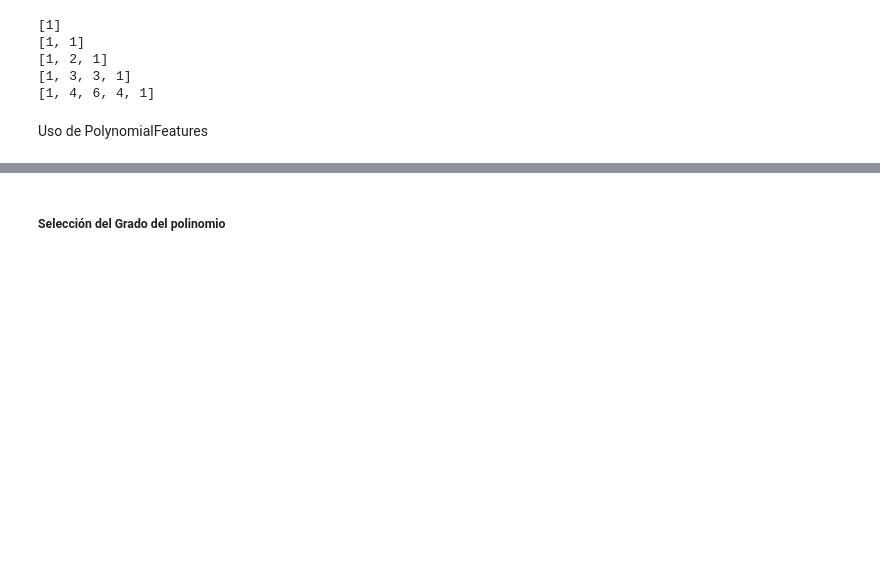
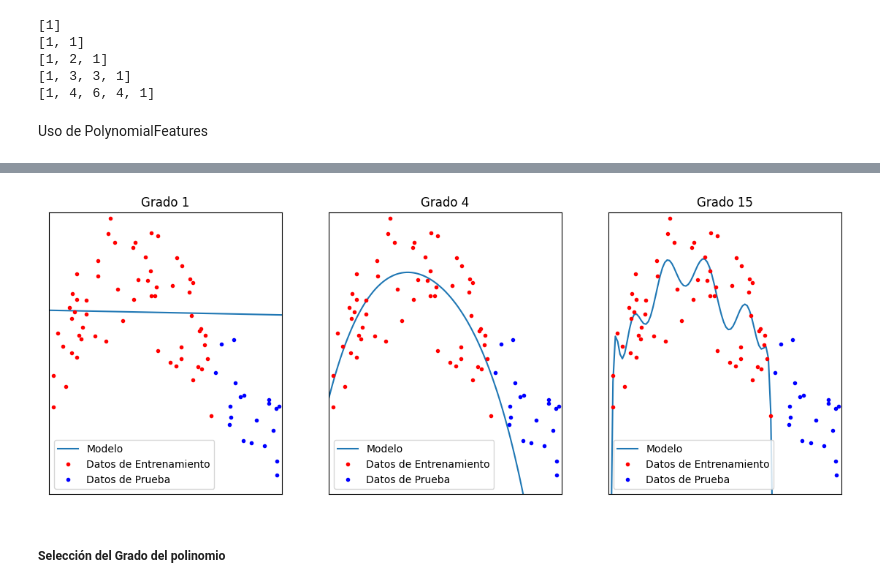
Before and after one commit to DanAndCastRod/python_DataScience, a Jupyter notebook: session9_regresion_sklearn.ipynb, the cells around one changed output, grey strips where cells are left out. Cells and saved outputs as stored; diff of their text form; code cells hidden in the pictures; blank space fills up the shorter version.

```diff
--- a/session9_regresion_sklearn.ipynb
+++ b/session9_regresion_sklearn.ipynb
@@ -414,2 +338,45 @@ En esencia la regresión Polinómica es considerada una extensión de la regresi
+# %%
+import numpy as np
+import matplotlib.pyplot as plt
+from sklearn.preprocessing import PolynomialFeatures
+from sklearn.linear_model import LinearRegression
+from sklearn.pipeline import make_pipeline
+
+# 1. Generar Datos Simulados
+np.random.seed(0)
+X = np.sort(5 * np.random.rand(80, 1), axis=0)
+y = np.sin(X).ravel() + np.random.normal(0, 0.5, X.shape[0])
+
+# Dividir los datos en entrenamiento y prueba
+X_train, X_test = np.split(X, [60])
+y_train, y_test = np.split(y, [60])
+
+x_plot = np.linspace(0, 5, 100)
+
+# 2. Ajustar Modelos Polinómicos
+degrees = [1, 4, 15]
+plt.figure(figsize=(14, 5))
+
+for i, degree in enumerate(degrees):
+    ax = plt.subplot(1, len(degrees), i + 1)
+    plt.setp(ax, xticks=(), yticks=())
+
+    polynomial = PolynomialFeatures(degree=degree)
+    linear_regression = LinearRegression()
+    pipeline = make_pipeline(polynomial, linear_regression)
+    pipeline.fit(X_train, y_train)
+
+    y_plot = pipeline.predict(x_plot[:, np.newaxis])
+    plt.plot(x_plot, y_plot, label="Modelo")
+    plt.plot(X_train, y_train, 'r.', label="Datos de Entrenamiento")
+    plt.plot(X_test, y_test, 'b.', label="Datos de Prueba")
+    plt.xlim((0, 5))
+    plt.ylim((-2, 2))
+    plt.legend(loc="best")
+    plt.title(f"Grado {degree}")
+
+plt.show()
+# %% [output]
+[figure, added]
 # %% [markdown]
 ##### Selección del Grado del polinomio
```
Also changed, not shown: parts of 57 cells of this notebook, 1 other file.
